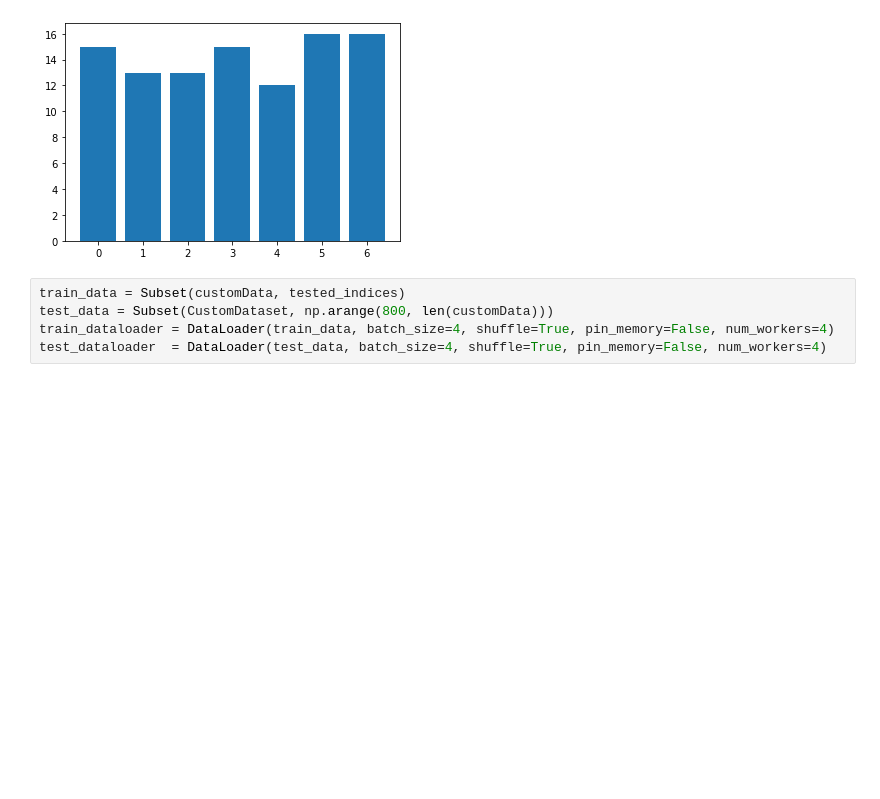
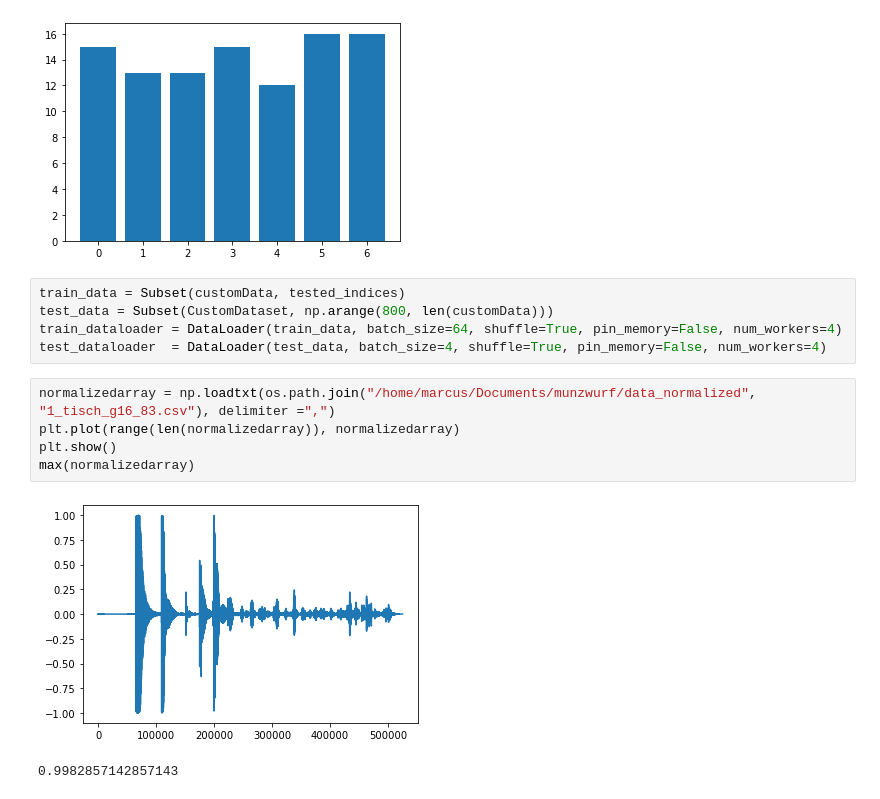
Before and after one commit to intlKtnx/munzwurf, a Jupyter notebook: munzwurf.ipynb, the cells around one changed output. Drawn from its saved outputs; the diff is of its cells as text; blank space fills up the shorter version.

Commit message:
data prep

```diff
--- a/munzwurf.ipynb
+++ b/munzwurf.ipynb
@@ -79,8 +72,16 @@ plt.bar(range(7), label_count)
 # %%
 train_data = Subset(customData, tested_indices)
 test_data = Subset(CustomDataset, np.arange(800, len(customData)))
-train_dataloader = DataLoader(train_data, batch_size=4, shuffle=True, pin_memory=False, num_workers=4)
+train_dataloader = DataLoader(train_data, batch_size=64, shuffle=True, pin_memory=False, num_workers=4)
 test_dataloader  = DataLoader(test_data, batch_size=4, shuffle=True, pin_memory=False, num_workers=4)
+# %%
+normalizedarray = np.loadtxt(os.path.join("/home/marcus/Documents/munzwurf/data_normalized", "1_tisch_g16_83.csv"), delimiter =",")
+plt.plot(range(len(normalizedarray)), normalizedarray)
+plt.show()
+max(normalizedarray)
+# %% [output]
+[figure, added]
+0.9982857142857143
 # %%
 class Network(nn.Module):
     def __init__(self):
```
Also changed, not shown: parts of 9 cells of this notebook.
